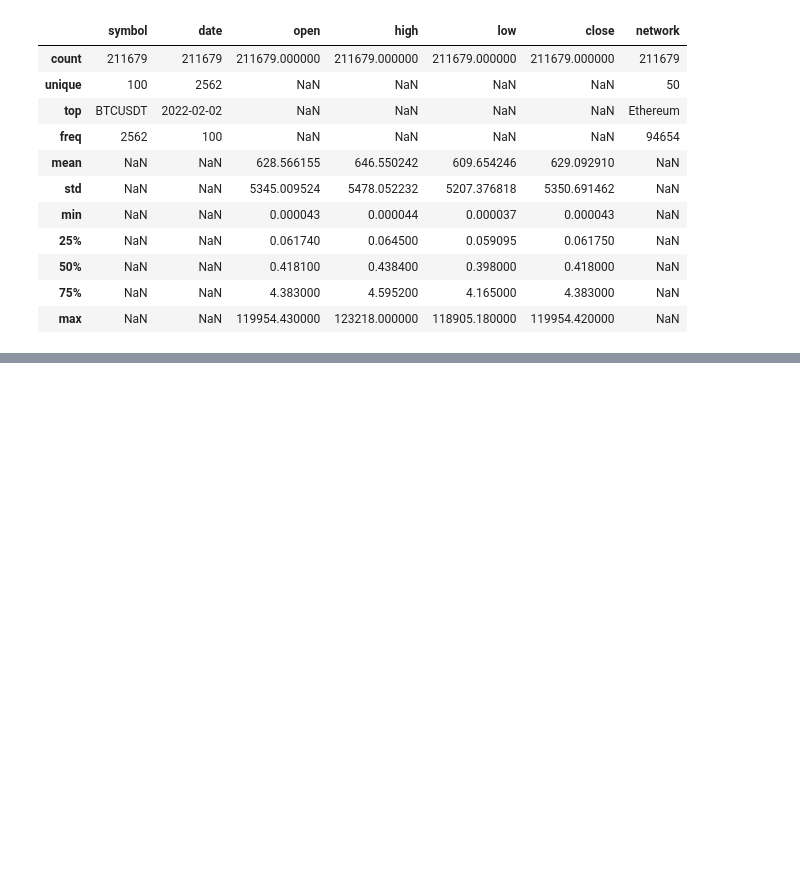
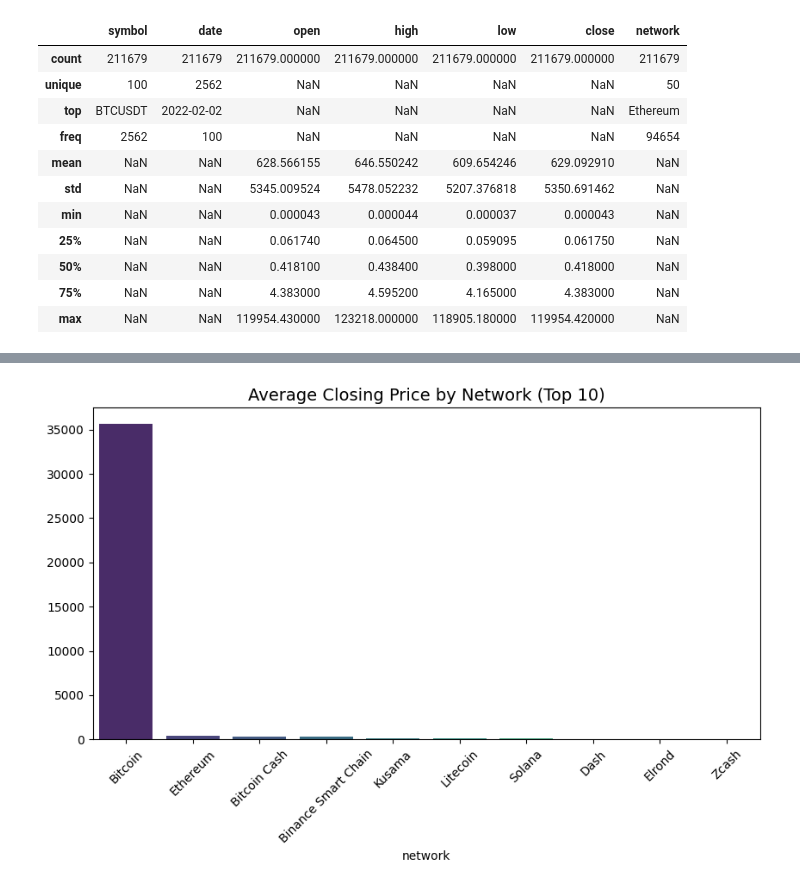
Before and after one commit to alabhastam/crypto-price-forecasting, a Jupyter notebook: main.ipynb, the cells around one changed output, grey strips where cells are left out. Saved outputs shown, nothing was run; the diff lists cells and outputs as text; code cells hidden in the pictures; blank space fills up the shorter version.

```diff
--- a/main.ipynb
+++ b/main.ipynb
@@ -77,0 +172,10 @@ display(df.describe(include='all'))
+# %%
+#  Average closing price by network (top 10 networks)
+network_prices = df.groupby('network')['close'].mean().sort_values(ascending=False).head(10)
+plt.figure(figsize=(10,5))
+sns.barplot(x=network_prices.index, y=network_prices.values, palette='viridis')
+plt.title("Average Closing Price by Network (Top 10)", fontsize=14)
+plt.xticks(rotation=45)
+plt.show()
+# %% [output]
+[figure, added]
```
Also changed, not shown: parts of 10 cells of this notebook.
